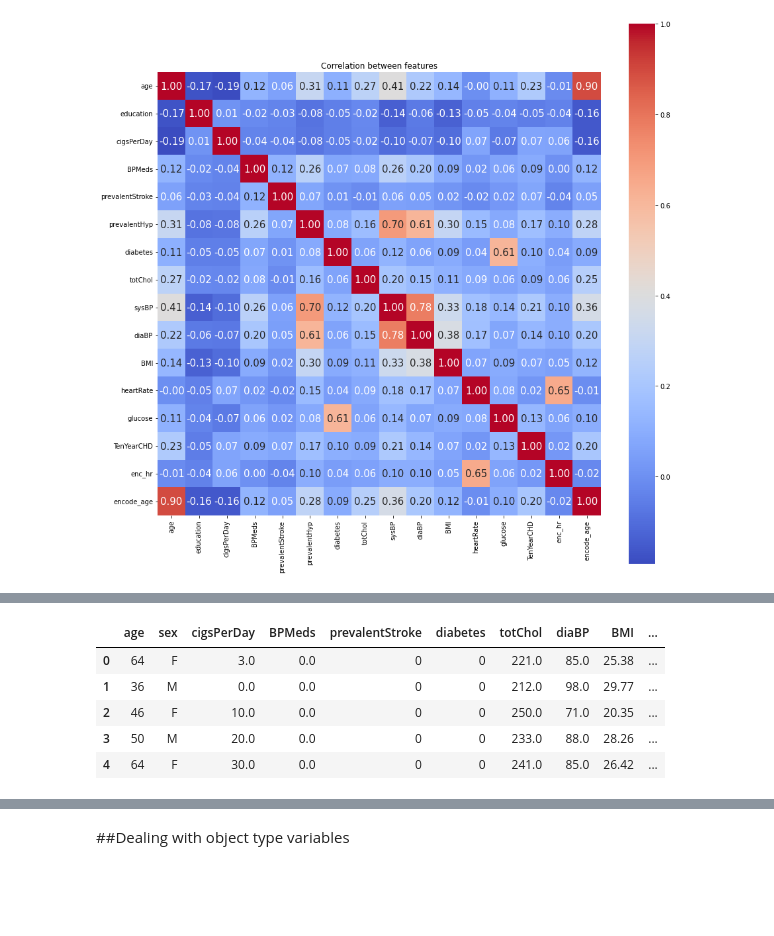
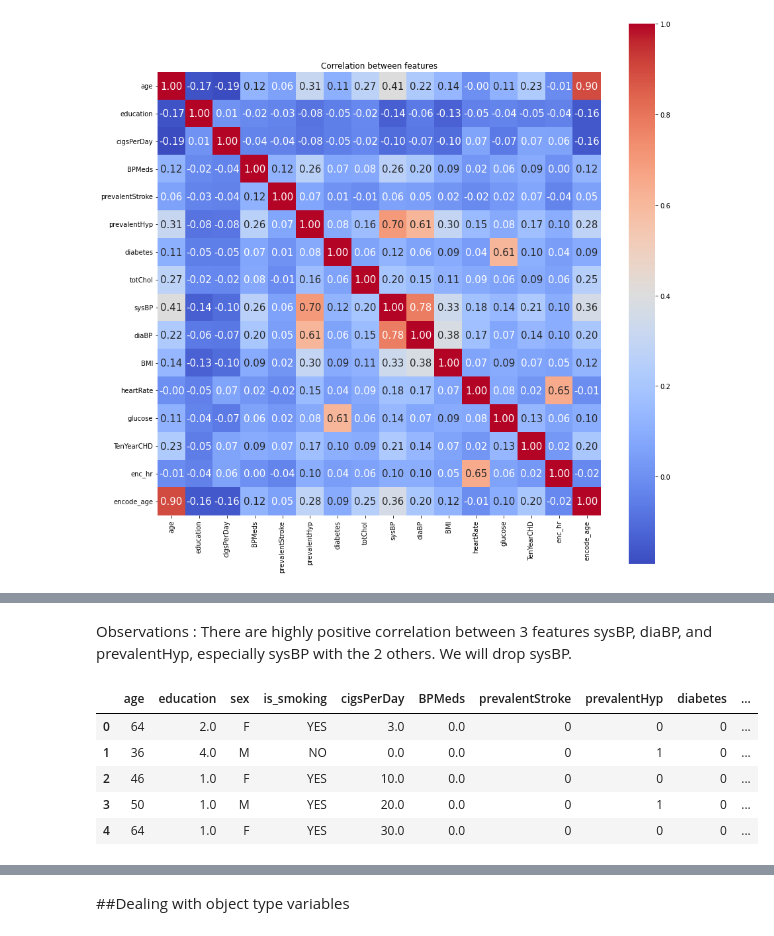
Before and after one commit to pooja251096/Cardiovascular-Risk-Prediction, a Jupyter notebook: Pooja_AlmaBetter_ML_Classification_CardioVascularRisk.ipynb, the cells around one changed output, grey strips where cells are left out. Drawn from its saved outputs; the diff is of its cells as text; code cells hidden in the pictures; blank space fills up the shorter version.

```diff
--- a/Pooja_AlmaBetter_ML_Classification_CardioVascularRisk.ipynb
+++ b/Pooja_AlmaBetter_ML_Classification_CardioVascularRisk.ipynb
@@ -364,20 +346,19 @@ sysBP & diaBP are also having Positive Correlation.
+# %% [markdown]
+Observations :
+There are highly positive correlation between 3 features sysBP, diaBP, and prevalentHyp, especially sysBP with the 2 others. We will drop sysBP.
 # %%
 #We're dropping few features here because they are Positively Correlated (As we saw in Correlation Plot)
-data.drop("is_smoking", axis=1, inplace=True)
-data.drop("glucose", axis=1, inplace=True)
 data.drop("sysBP", axis=1, inplace=True)
-data.drop("prevalentHyp", axis=1, inplace=True)
 data.drop("encode_age", axis=1, inplace=True)
 data.drop("enc_hr", axis=1, inplace=True)
-data.drop("education", axis=1, inplace=True)
 data.head()
 # %% [output]
-|  | age | sex | cigsPerDay | BPMeds | prevalentStroke | diabetes | totChol | diaBP | BMI | ... |
-| 0 | 64 | F | 3.0 | 0.0 | 0 | 0 | 221.0 | 85.0 | 25.38 | ... |
-| 1 | 36 | M | 0.0 | 0.0 | 0 | 0 | 212.0 | 98.0 | 29.77 | ... |
-| 2 | 46 | F | 10.0 | 0.0 | 0 | 0 | 250.0 | 71.0 | 20.35 | ... |
-| 3 | 50 | M | 20.0 | 0.0 | 0 | 0 | 233.0 | 88.0 | 28.26 | ... |
-| 4 | 64 | F | 30.0 | 0.0 | 0 | 0 | 241.0 | 85.0 | 26.42 | ... |
+|  | age | education | sex | is_smoking | cigsPerDay | BPMeds | prevalentStroke | prevalentHyp | diabetes | ... |
+| 0 | 64 | 2.0 | F | YES | 3.0 | 0.0 | 0 | 0 | 0 | ... |
+| 1 | 36 | 4.0 | M | NO | 0.0 | 0.0 | 0 | 1 | 0 | ... |
+| 2 | 46 | 1.0 | F | YES | 10.0 | 0.0 | 0 | 0 | 0 | ... |
+| 3 | 50 | 1.0 | M | YES | 20.0 | 0.0 | 0 | 1 | 0 | ... |
+| 4 | 64 | 1.0 | F | YES | 30.0 | 0.0 | 0 | 0 | 0 | ... |
 # %%
 # Correlation
 df_corr = data.corr()
```
Also changed, not shown: parts of 35 cells of this notebook.
